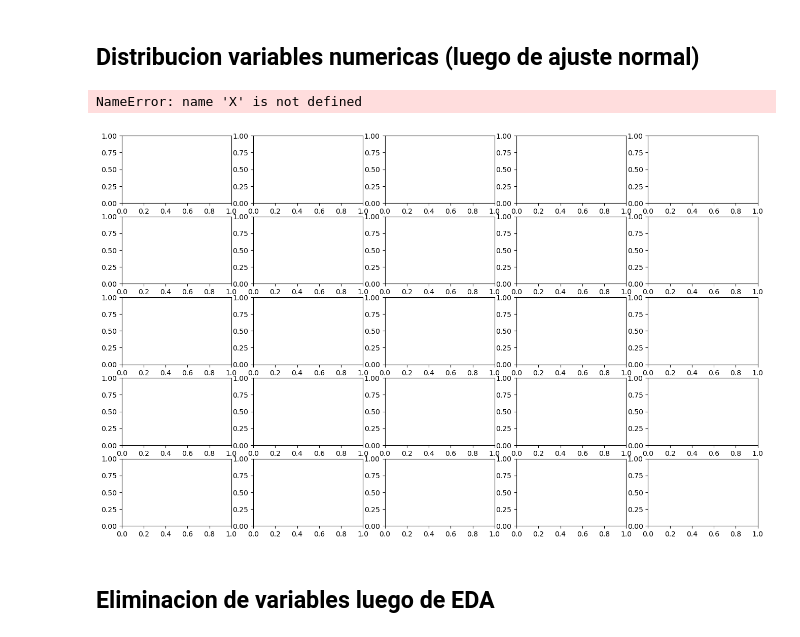
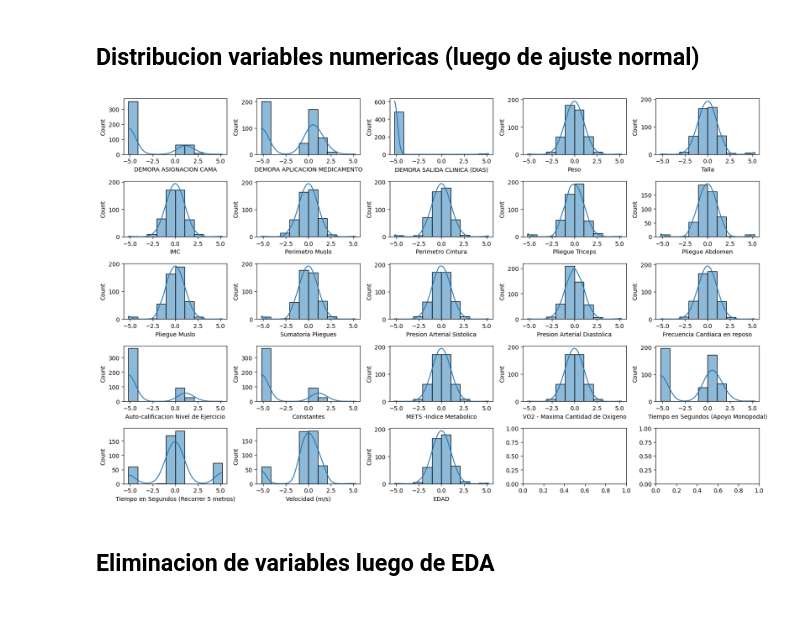
Before and after one commit to alejoarango8/health, a Jupyter notebook: EDA.ipynb, the cells around one changed output. Saved outputs shown, nothing was run; the diff lists cells and outputs as text; code cells hidden in the pictures; blank space fills up the shorter version.

```diff
--- a/EDA.ipynb
+++ b/EDA.ipynb
@@ -701,35 +723,36 @@ plt.tight_layout()
 # %% [markdown]
 ## Distribucion variables numericas (luego de ajuste normal)
 # %%
-from sklearn.preprocessing import QuantileTransformer
-
+# Transformar varibales numericas a distribucion normal
 transformer = QuantileTransformer(n_quantiles=len(df_t), output_distribution="normal")
-
+# Variables numericas, eliminando variables con informacion no valiosa
 X = df_t._get_numeric_data().drop(["NRODOC", "Atencion", "Ingreso"], axis=1)
 
+# DataFrame con variables transformadas
 X = pd.DataFrame(transformer.fit_transform(X), columns = X.columns)
 
-df_t[X.columns] = X
+
+# Crear figura
+fig, axes = plt.subplots(nrows=5, ncols=5, figsize=(10*((1+np.sqrt(5))/2), 10))
+i = 0
+j = 0
+
+# Crear histograma de variables numericas
+for x in df_t._get_numeric_data().drop(["NRODOC", "Atencion", "Ingreso"], axis=1).columns:
+
+
+    # Crear histogramas
+    sns.histplot(data=X, x=x, ax=axes[i, j], kde=True, bins=10)
+
+    if j!=0 and (j+1)%5 == 0:
+        j = 0
+        i += 1
+    else:
+        j += 1
+# Ajustar Layout
+plt.tight_layout()
+# %% [output]
+[figure, added]
-# %%
-fig, axes = plt.subplots(nrows=5, ncols=5, figsize=(10*((1+np.sqrt(5))/2), 10))
-i = 0
-j = 0
-
-for x in X.columns:
-
-    df = df_t.copy()
-    sns.histplot(data=X, x=x, ax=axes[i, j], kde=True, bins=10)
-
-    if j!=0 and (j+1)%5 == 0:
-        j = 0
-        i += 1
-    else:
-        j += 1
-
-plt.tight_layout()
-# %% [output]
-NameError: name 'X' is not defined
-[figure, removed]
 # %% [markdown]
 ## Eliminacion de variables luego de EDA
 # %%
```
Also changed, not shown: parts of 23 cells of this notebook.
